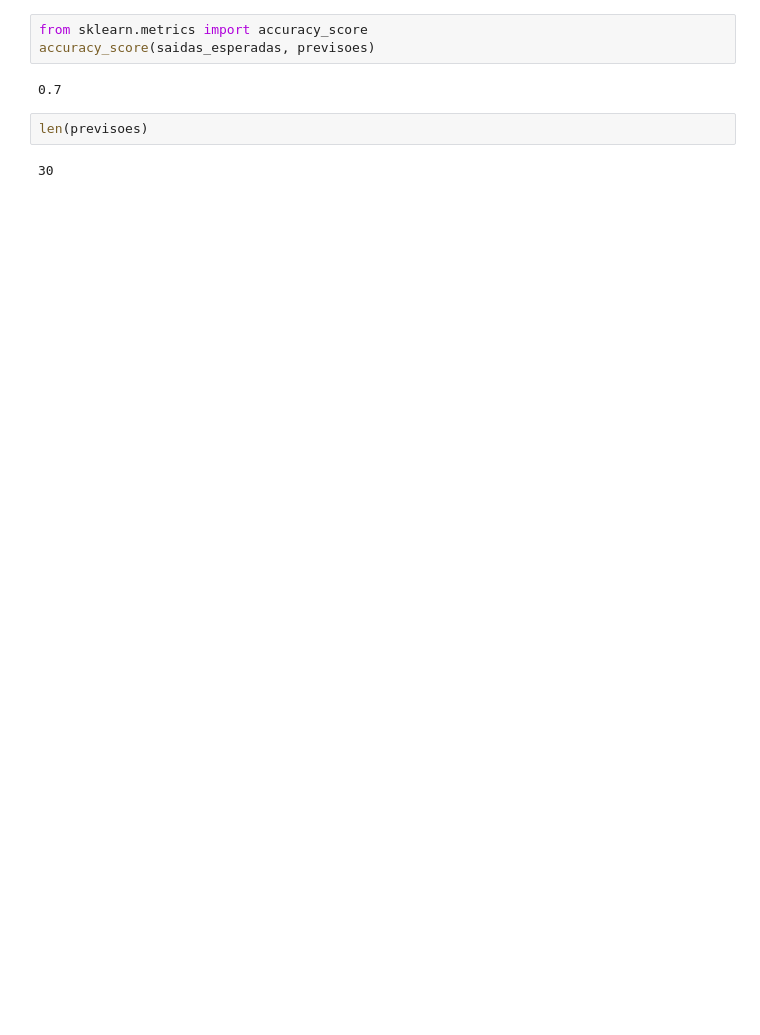
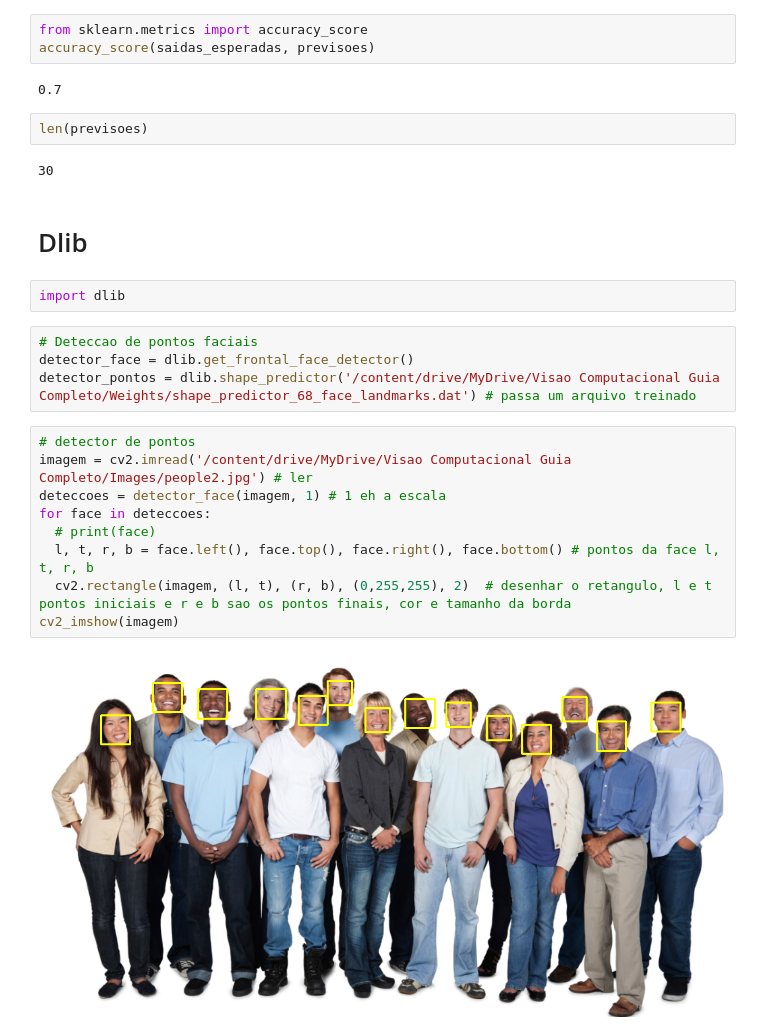
Before and after one commit to ludiemert/Detec_Haarcascade_OpenCV, a Jupyter notebook: 2_Rec_Face/1_Rec_Face/Rec_Face.ipynb, the cells around one changed output. Drawn from its saved outputs; the diff is of its cells as text; blank space fills up the shorter version.

Commit message:
add codig detec_faces

```diff
--- a/2_Rec_Face/1_Rec_Face/Rec_Face.ipynb
+++ b/2_Rec_Face/1_Rec_Face/Rec_Face.ipynb
@@ -430,3 +432,22 @@ accuracy_score(saidas_esperadas, previsoes)
 len(previsoes)
 # %% [output]
 30
+# %% [markdown]
+# Dlib
+# %%
+import dlib
+# %%
+# Deteccao de pontos faciais
+detector_face = dlib.get_frontal_face_detector()
+detector_pontos = dlib.shape_predictor('/content/drive/MyDrive/Visao Computacional Guia Completo/Weights/shape_predictor_68_face_landmarks.dat') # passa um arquivo treinado
+# %%
+# detector de pontos
+imagem = cv2.imread('/content/drive/MyDrive/Visao Computacional Guia Completo/Images/people2.jpg') # ler
+deteccoes = detector_face(imagem, 1) # 1 eh a escala
+for face in deteccoes:
+  # print(face)
+  l, t, r, b = face.left(), face.top(), face.right(), face.bottom() # pontos da face l, t, r, b
+  cv2.rectangle(imagem, (l, t), (r, b), (0,255,255), 2)  # desenhar o retangulo, l e t pontos iniciais e r e b sao os pontos finais, cor e tamanho da borda
+cv2_imshow(imagem)
+# %% [output]
+[figure, added]
```
Also changed, not shown: parts of 15 cells of this notebook.
